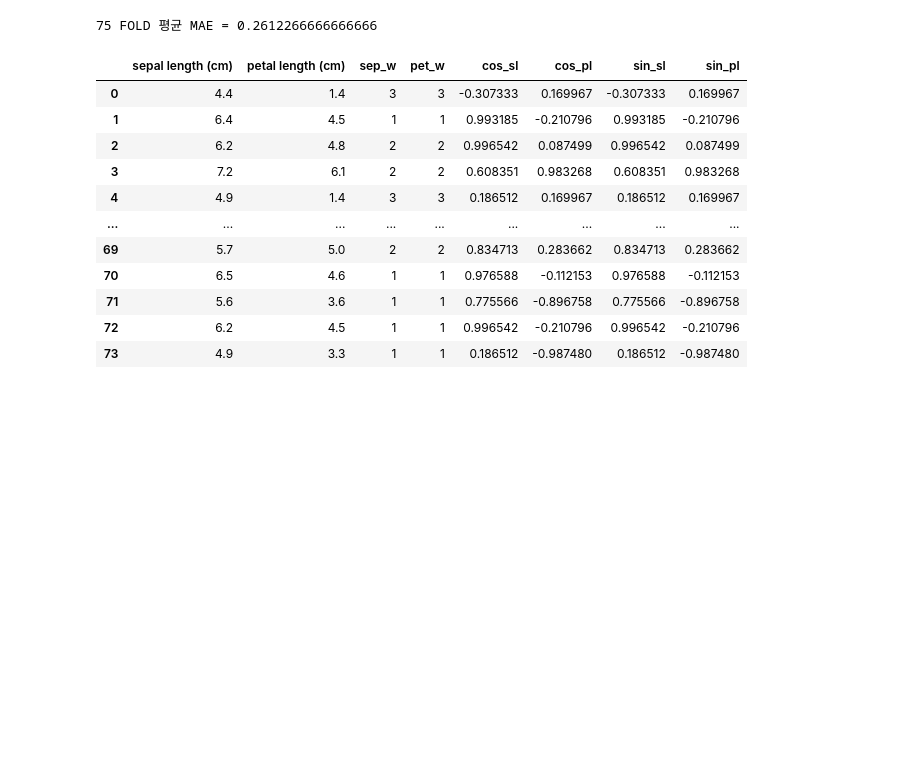
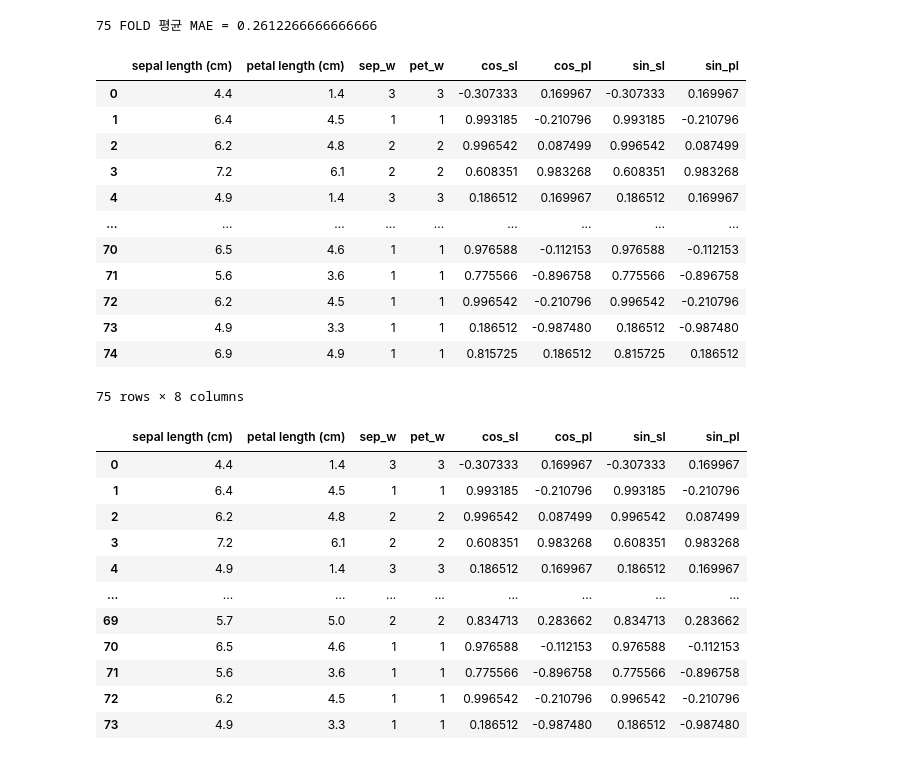
Before and after one commit to solyourock/dacon, a Jupyter notebook: iris_loocv.ipynb, the cells around one changed output. Cells and saved outputs as stored; diff of their text form; code cells hidden in the pictures; blank space fills up the shorter version.

```diff
--- a/iris_loocv.ipynb
+++ b/iris_loocv.ipynb
@@ -179,6 +179,22 @@ for i, idx in enumerate(zip(lo.split(X, y1))):
 print(f'75 FOLD 평균 MAE = {np.mean(vm_list)}')
 # %% [output]
 75 FOLD 평균 MAE = 0.2612266666666666
+# %%
+X
+# %% [output]
+|  | sepal length (cm) | petal length (cm) | sep_w | pet_w | cos_sl | cos_pl | sin_sl | sin_pl |
+| 0 | 4.4 | 1.4 | 3 | 3 | -0.307333 | 0.169967 | -0.307333 | 0.169967 |
+| 1 | 6.4 | 4.5 | 1 | 1 | 0.993185 | -0.210796 | 0.993185 | -0.210796 |
+| 2 | 6.2 | 4.8 | 2 | 2 | 0.996542 | 0.087499 | 0.996542 | 0.087499 |
+| 3 | 7.2 | 6.1 | 2 | 2 | 0.608351 | 0.983268 | 0.608351 | 0.983268 |
+| 4 | 4.9 | 1.4 | 3 | 3 | 0.186512 | 0.169967 | 0.186512 | 0.169967 |
+| ... | ... | ... | ... | ... | ... | ... | ... | ... |
+| 70 | 6.5 | 4.6 | 1 | 1 | 0.976588 | -0.112153 | 0.976588 | -0.112153 |
+| 71 | 5.6 | 3.6 | 1 | 1 | 0.775566 | -0.896758 | 0.775566 | -0.896758 |
+| 72 | 6.2 | 4.5 | 1 | 1 | 0.996542 | -0.210796 | 0.996542 | -0.210796 |
+| 73 | 4.9 | 3.3 | 1 | 1 | 0.186512 | -0.987480 | 0.186512 | -0.987480 |
+| 74 | 6.9 | 4.9 | 1 | 1 | 0.815725 | 0.186512 | 0.815725 | 0.186512 |
+75 rows × 8 columns
 # %%
 tr_x
 # %% [output]
```
Also changed, not shown: parts of 6 cells of this notebook.
